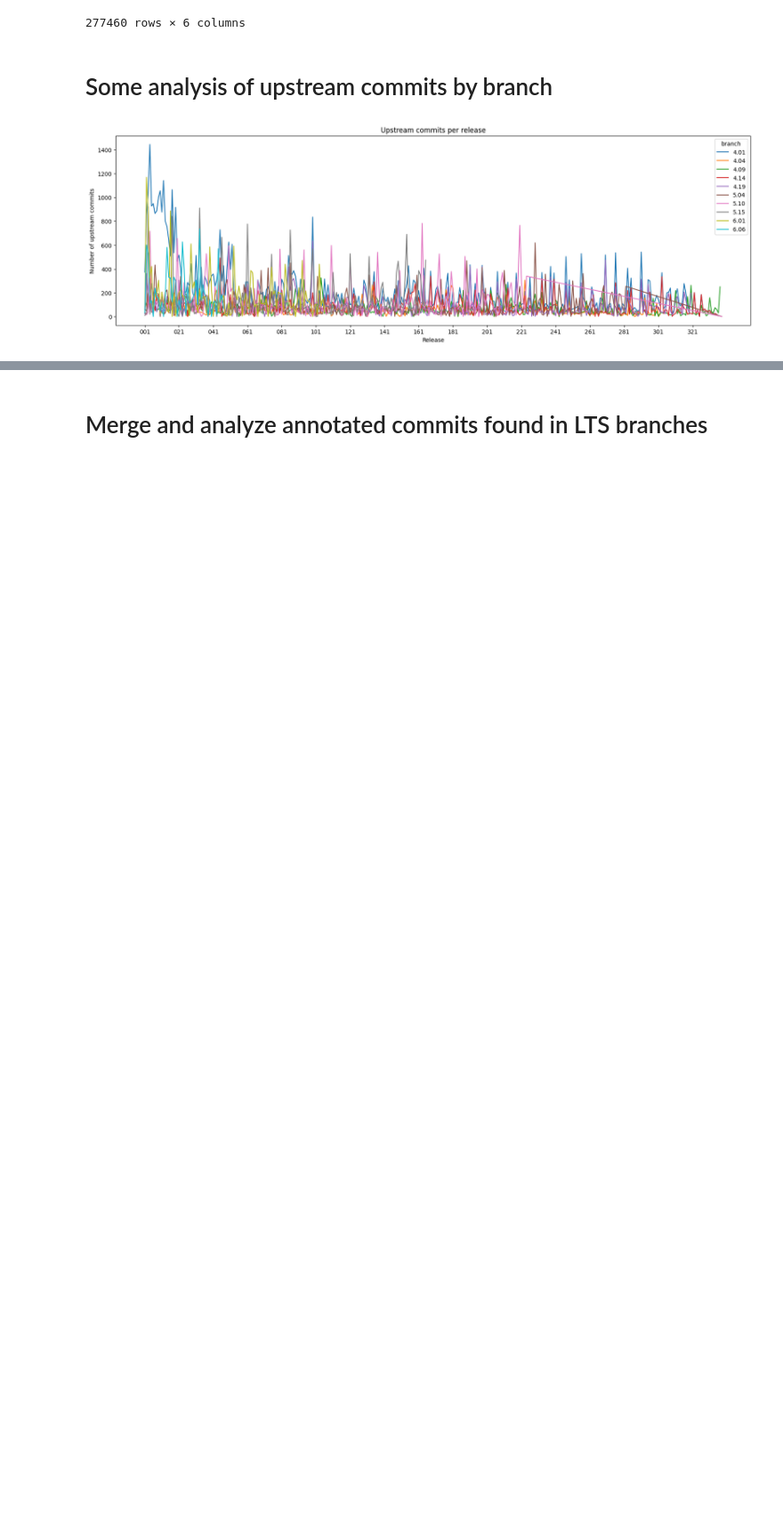
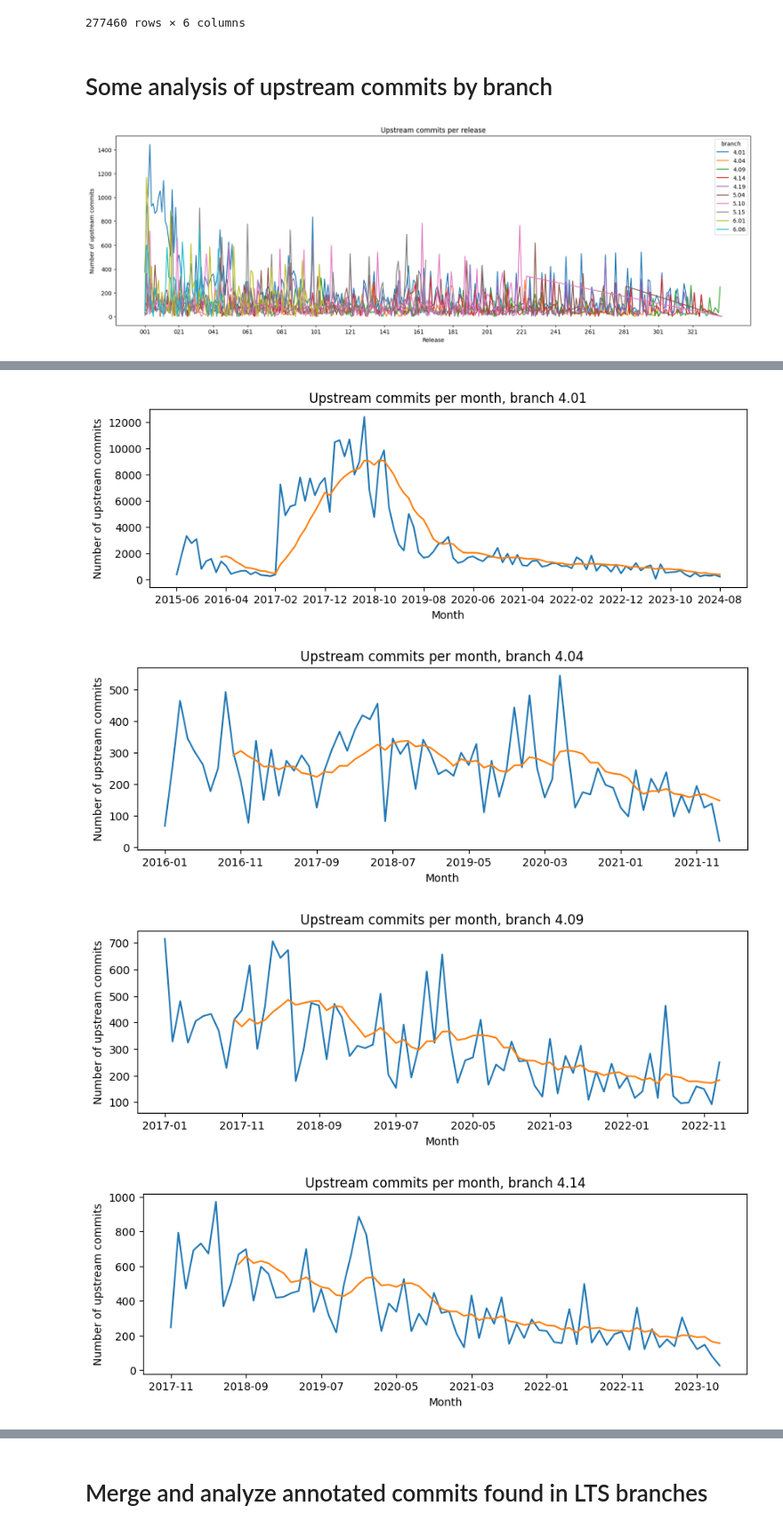
Before and after one commit to codeurjc/linux-bugs, a Jupyter notebook: lts-finder/Analysis.ipynb, the cells around one changed output, grey strips where cells are left out. Shown at 89% size. Saved outputs shown, nothing was run; the diff lists cells and outputs as text; code cells hidden in the pictures; blank space fills up the shorter version.

```diff
--- a/lts-finder/Analysis.ipynb
+++ b/lts-finder/Analysis.ipynb
@@ -133,0 +134,12 @@ for branch in LTS_counts['branch'].unique():
+# %%
+LTS_dates = pd.read_csv(os.path.join('results', 'release_dates.csv'),
+                        converters={'branch': str, 'minor': str})
+LTS_dates[['branch_major', 'branch_minor']] = LTS_dates['branch'].str.split('.', expand=True)
+LTS_dates['branch'] = LTS_dates['branch_major'] + '.' + LTS_dates['branch_minor'].str.zfill(2)
+LTS_dates['minor'] = LTS_dates['minor'].str.zfill(3)
+LTS_counts_date = pd.merge(LTS_counts, LTS_dates, on=['branch', 'minor'], how='left')
+LTS_counts_date['month'] = LTS_counts_date['date'].str[0:7]
+#LTS_counts_date
+# %%
+LTS_counts_month = LTS_counts_date.groupby(['branch', 'month'])['count'].sum().reset_index()
+LTS_counts_month
@@ -133,0 +160,19 @@ for branch in LTS_counts['branch'].unique():
+# %%
+for branch in LTS_counts_month['branch'].unique():
+    branch_counts = LTS_counts_month[LTS_counts_month['branch'] == branch]
+    branch_counts['mean'] = branch_counts['count'].rolling(10).mean()
+    plt.figure(figsize=(10, 3))
+    sns.lineplot(data=branch_counts, x='month', y='count')
+    sns.lineplot(data=branch_counts, x='month', y='mean')
+    plt.xlabel('Month')
+    plt.ylabel('Number of upstream commits')
+    plt.title(f'Upstream commits per month, branch {branch}')
+    x_ticks = branch_counts['month'].unique()[::10]
+    plt.xticks(range(0,len(x_ticks)*10,10), x_ticks)
+    #plt.show()
+    plt.savefig(os.path.join("figs", f"upstream_commits_month_{branch}.eps"))
+# %% [output]
+[figure, added]
+[figure, added]
+[figure, added]
+[figure, added]
```
Also changed, not shown: parts of 7 cells of this notebook, 2 other files.
